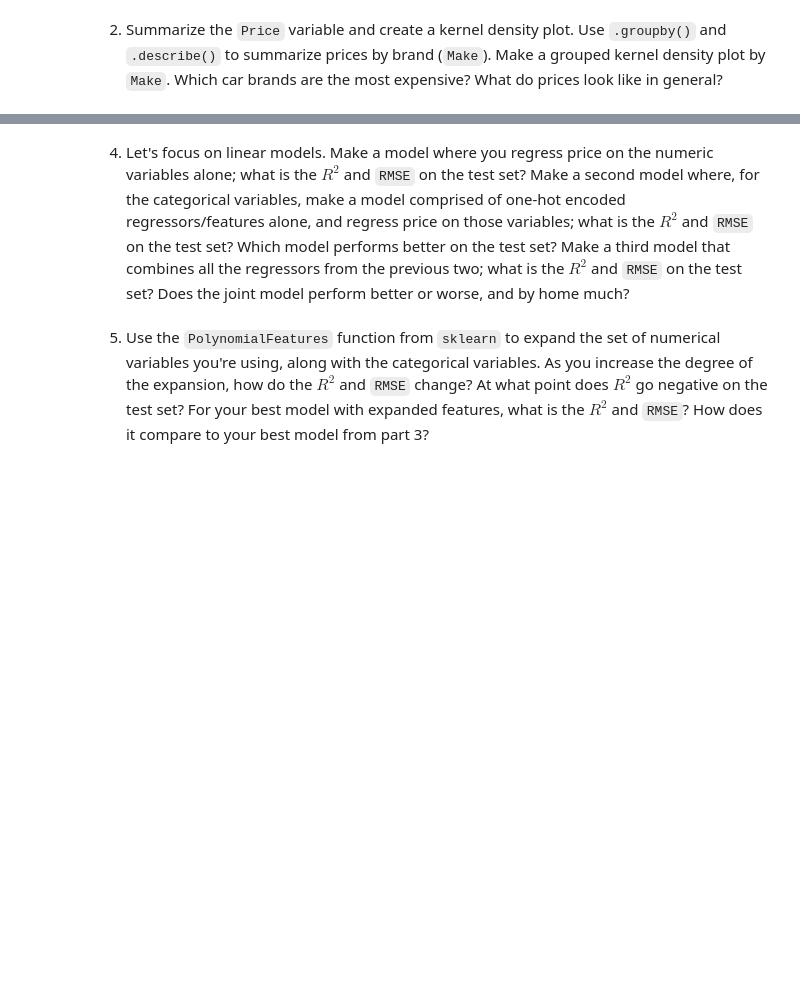
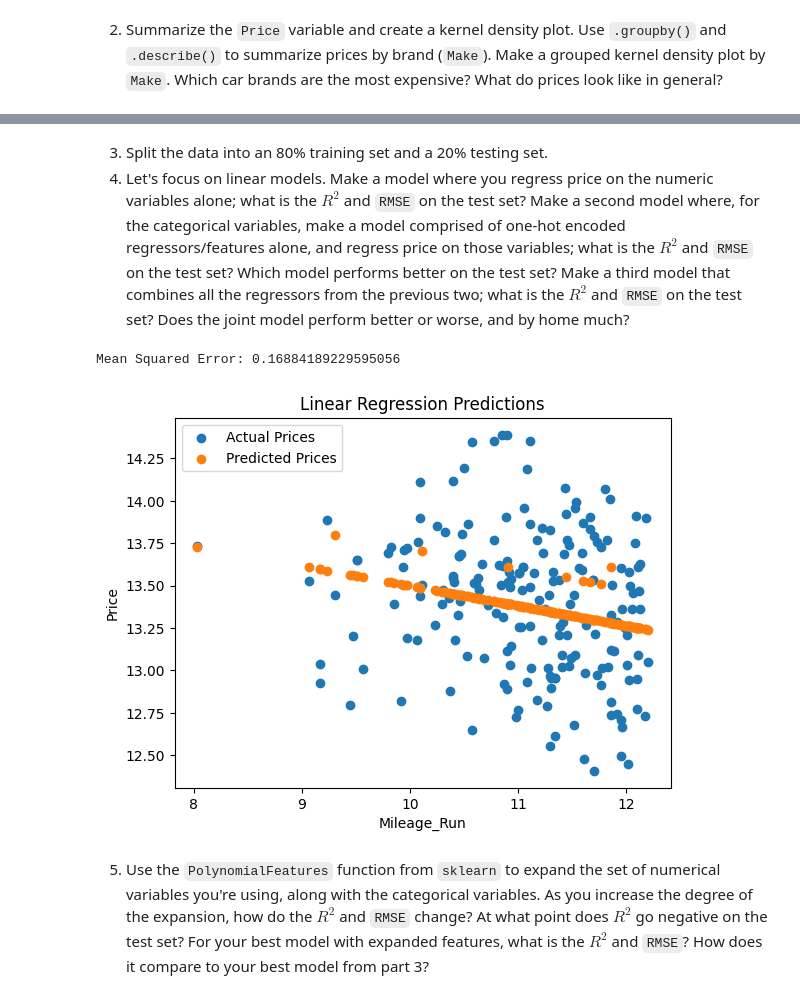
Before and after one commit to gdgurrola/assignment4, a Jupyter notebook: assignment4.ipynb, the cells around one changed output, grey strips where cells are left out. Saved outputs shown, nothing was run; the diff lists cells and outputs as text; code cells hidden in the pictures; blank space fills up the shorter version.

```diff
--- a/assignment4.ipynb
+++ b/assignment4.ipynb
@@ -36,6 +77,45 @@ df.head()
 # %% [markdown]
-
+  3. Split the data into an 80% training set and a 20% testing set.
   4. Let's focus on linear models. Make a model where you regress price on the numeric variables alone; what is the $R^2$ and `RMSE` on the test set? Make a second model where, for the categorical variables, make a model comprised of one-hot encoded regressors/features alone, and regress price on those variables; what is the $R^2$ and `RMSE` on the test set? Which model performs better on the test set? Make a third model that combines all the regressors from the previous two; what is the $R^2$ and `RMSE` on the test set? Does the joint model perform better or worse, and by home much?
+# %%
+import numpy as np
+import pandas as pd
+from sklearn.model_selection import train_test_split
+from sklearn.linear_model import LinearRegression
+from sklearn.metrics import mean_squared_error
+import matplotlib.pyplot as plt
+
+# Assuming 'df' is your DataFrame and contains 'Price', 'Mileage_Run', and 'Seating_Capacity'
+
+numeric_features = ['Mileage_Run', 'Seating_Capacity']
+X = df[numeric_features]
+y = df['Price']
+
+# Splitting the data into a training set and a testing set
+X_train, X_test, y_train, y_test = train_test_split(X, y, test_size=0.2, random_state=42)
+
+# Creating and training the linear regression model
+model = LinearRegression()
+model.fit(X_train, y_train)
+
+# Making predictions on the testing set
+y_pred = model.predict(X_test)
+
+# Evaluating the model
+mse = mean_squared_error(y_test, y_pred)
+print(f'Mean Squared Error: {mse}')
+
+# Plotting the results
+plt.scatter(X_test['Mileage_Run'], y_test, label='Actual Prices')
+plt.scatter(X_test['Mileage_Run'], y_pred, label='Predicted Prices', marker='o')
+plt.xlabel('Mileage_Run')
+plt.ylabel('Price')
+plt.legend()
+plt.title('Linear Regression Predictions')
+plt.show()
+# %% [output]
+Mean Squared Error: 0.16884189229595056
+[figure, added]
 # %% [markdown]
 5. Use the `PolynomialFeatures` function from `sklearn` to expand the set of numerical variables you're using, along with the categorical variables. As you increase the degree of the expansion, how do the $R^2$ and `RMSE` change? At what point does $R^2$ go negative on the test set? For your best model with expanded features, what is the $R^2$ and `RMSE`? How does it compare to your best model from part 3?
 # %% [markdown]
```
Also changed, not shown: parts of 6 cells of this notebook.
